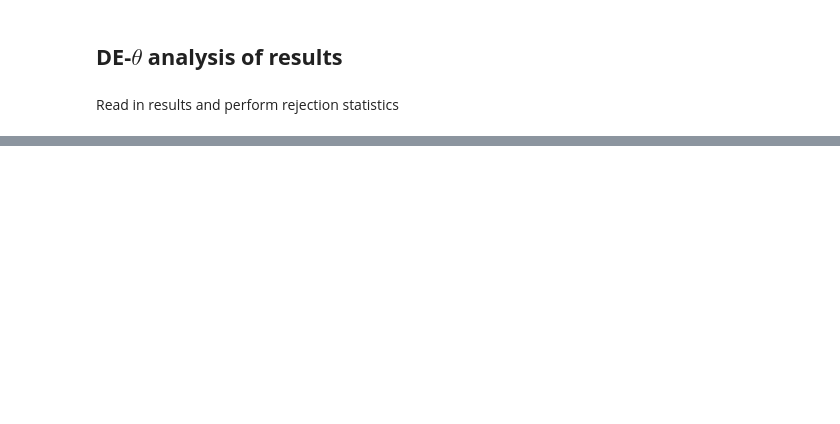
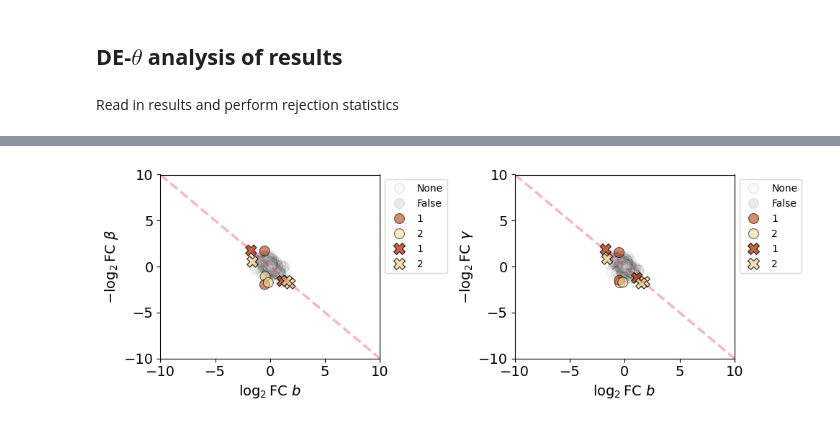
Before and after one commit to pachterlab/CGP_2024_2, a Jupyter notebook: condition_kinetics_example.ipynb, the cells around one changed output, grey strips where cells are left out. Cells and saved outputs as stored; diff of their text form; code cells hidden in the pictures; blank space fills up the shorter version.

```diff
--- a/condition_kinetics_example.ipynb
+++ b/condition_kinetics_example.ipynb
@@ -566,17 +601,21 @@ all_de_theta.to_csv('day0vs3_detheta_res.csv',index=None)
 # %%
 #Assign DE genes as a marker to first or second results object (Day 0 or 3 marker)
-out_marks = get_gene_DE(test)
+out_marks = get_gene_DE(all_de_theta)
 
 ctrl_palette = {1:'#b7410e',2:'#f4db9d','None':'lightgrey'} #1 - Day 0, 2 - Day 3
 
 #Example code to plot gene names
 # names_plot = ['ITGA6','NEXN','ACSS2']
 # mark_plot = [2,'None',1,]
 # xpos = [-8,3,1,]
 # ypos = [-4.5,1.5,7]
 # arrow = [True,True,True,]
 
 
 plot_de(out_marks,
+# xpos = [-8,3,1,]
+        names_plot=[],mark_plot=[],xpos=[],ypos=[],arrow=[],
         assign_colors=ctrl_palette,
         figsize=(10,3.5),fname='Day0_vsDay3.pdf')
+# %% [output]
+[figure, added]
```
Also changed, not shown: parts of 14 cells of this notebook.
